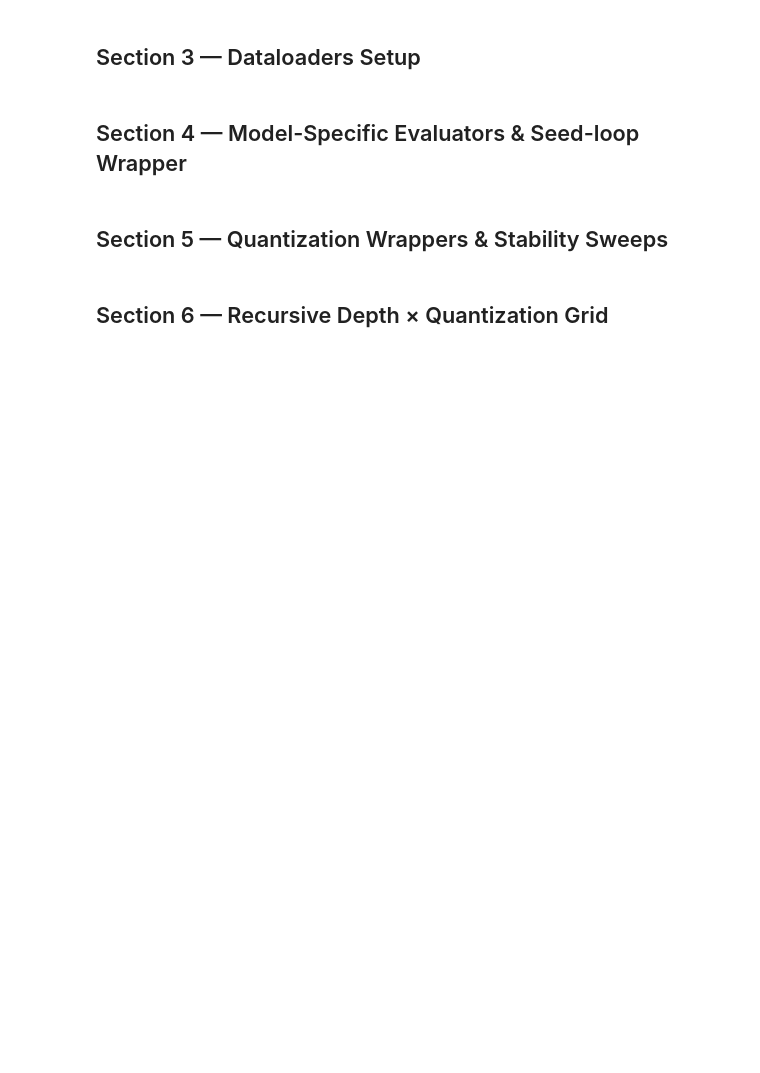
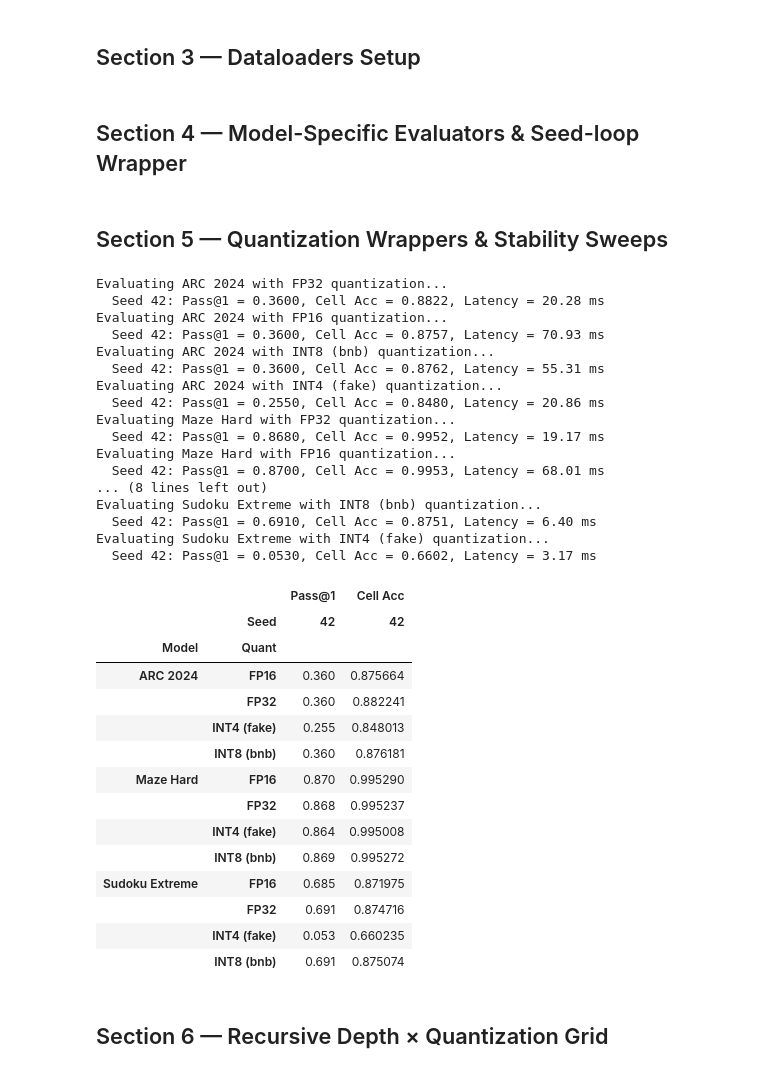
Before and after one commit to Seqaeon/EdgeTRM, a Jupyter notebook: edge-trm-consolidated.ipynb, the cells around one changed output. Cells and saved outputs as stored; diff of their text form; code cells hidden in the pictures; blank space fills up the shorter version.

```diff
--- a/edge-trm-consolidated.ipynb
+++ b/edge-trm-consolidated.ipynb
@@ -589,6 +816,7 @@ def quantize_int8_bnb(mdl):
     m = copy.deepcopy(get_inner(mdl)).cuda()
     for name, module in list(m.named_modules()):
         if not isinstance(module, (nn.Linear, CastedLinear)): continue
+        if "lm_head" in name or "q_head" in name or "mlp_t" in name: continue
         out_f, in_f = module.weight.shape
         new_layer = Linear8bitLt(in_f, out_f, bias=module.bias is not None, has_fp16_weights=False, threshold=6.0).cuda()
         new_layer.weight = bnb.nn.Int8Params(module.weight.data.to(torch.float16), requires_grad=False, has_fp16_weights=False)
@@ -623,33 +851,66 @@ def quantize_int4_fake(mdl):
         parent = m
         for p in parts[:-1]: parent = getattr(parent, p)
         setattr(parent, parts[-1], FakeQuantINT4(module.weight, module.bias))
     return m
 
 models_list = [
     ("ARC 2024", model_arc, loader_arc, 10),
     ("Maze Hard", model_maze, loader_maze, 10),
     ("Sudoku Extreme", model_sudoku, loader_sudoku, 10)
 ]
 
 quant_methods = [
     ("FP32", lambda m: m),
     ("FP16", quantize_fp16),
     ("INT8 (bnb)", quantize_int8_bnb),
     ("INT4 (fake)", quantize_int4_fake)
 ]
 
 records = []
 for model_name, model_obj, loader, n_sup in models_list:
     for q_name, q_fn in quant_methods:
         print(f"Evaluating {model_name} with {q_name} quantization...")
         q_model = q_fn(model_obj)
         res = evaluate_across_seeds(model_name, q_model, loader, n_sup_max=n_sup)
         for r in res:
             records.append({
                 "Model": model_name, "Quant": q_name, "Seed": r["seed"], "Pass@1": r["exact1"], "Cell Acc": r["cell"], "Latency (ms)": r["ms"]
             })
 df_quant = pd.DataFrame(records)
 df_quant.pivot(index=["Model", "Quant"], columns="Seed", values=["Pass@1", "Cell Acc"])
+# %% [output]
+Evaluating ARC 2024 with FP32 quantization...
+  Seed 42: Pass@1 = 0.3600, Cell Acc = 0.8822, Latency = 20.28 ms
+Evaluating ARC 2024 with FP16 quantization...
+  Seed 42: Pass@1 = 0.3600, Cell Acc = 0.8757, Latency = 70.93 ms
+Evaluating ARC 2024 with INT8 (bnb) quantization...
+  Seed 42: Pass@1 = 0.3600, Cell Acc = 0.8762, Latency = 55.31 ms
+Evaluating ARC 2024 with INT4 (fake) quantization...
+  Seed 42: Pass@1 = 0.2550, Cell Acc = 0.8480, Latency = 20.86 ms
+Evaluating Maze Hard with FP32 quantization...
+  Seed 42: Pass@1 = 0.8680, Cell Acc = 0.9952, Latency = 19.17 ms
+Evaluating Maze Hard with FP16 quantization...
+  Seed 42: Pass@1 = 0.8700, Cell Acc = 0.9953, Latency = 68.01 ms
+... (8 lines left out)
+Evaluating Sudoku Extreme with INT8 (bnb) quantization...
+  Seed 42: Pass@1 = 0.6910, Cell Acc = 0.8751, Latency = 6.40 ms
+Evaluating Sudoku Extreme with INT4 (fake) quantization...
+  Seed 42: Pass@1 = 0.0530, Cell Acc = 0.6602, Latency = 3.17 ms
+|  |  | Pass@1 | Cell Acc |
+|  | Seed | 42 | 42 |
+| Model | Quant |  |  |
+| ARC 2024 | FP16 | 0.360 | 0.875664 |
+|  | FP32 | 0.360 | 0.882241 |
+|  | INT4 (fake) | 0.255 | 0.848013 |
+|  | INT8 (bnb) | 0.360 | 0.876181 |
+| Maze Hard | FP16 | 0.870 | 0.995290 |
+|  | FP32 | 0.868 | 0.995237 |
+|  | INT4 (fake) | 0.864 | 0.995008 |
+|  | INT8 (bnb) | 0.869 | 0.995272 |
+| Sudoku Extreme | FP16 | 0.685 | 0.871975 |
+|  | FP32 | 0.691 | 0.874716 |
+|  | INT4 (fake) | 0.053 | 0.660235 |
+|  | INT8 (bnb) | 0.691 | 0.875074 |
 # %% [markdown]
 ## Section 6 — Recursive Depth × Quantization Grid
 # %%
```
Also changed, not shown: parts of 28 cells of this notebook.
